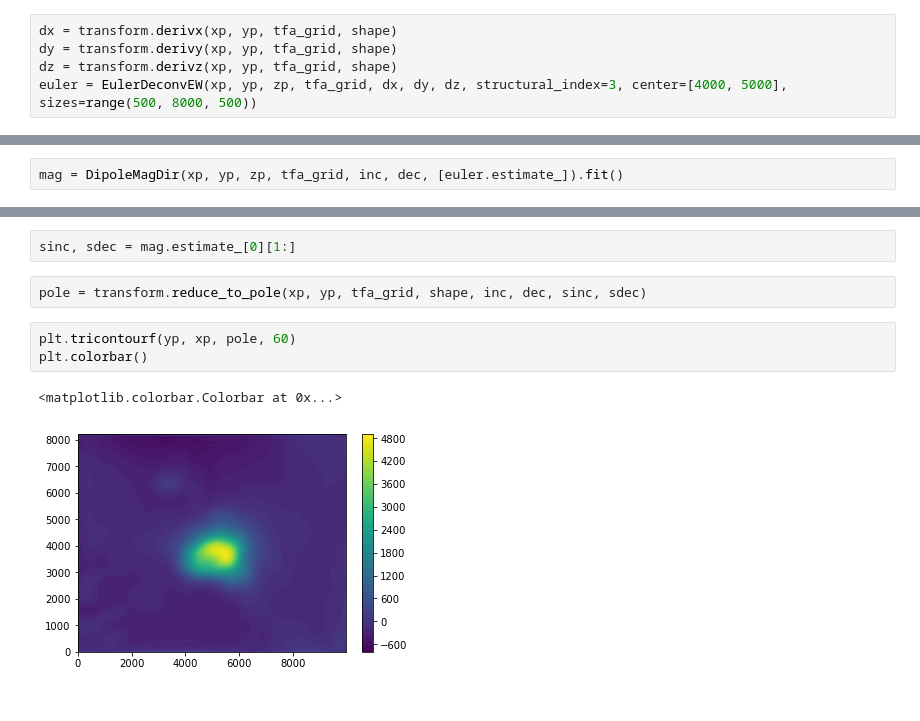
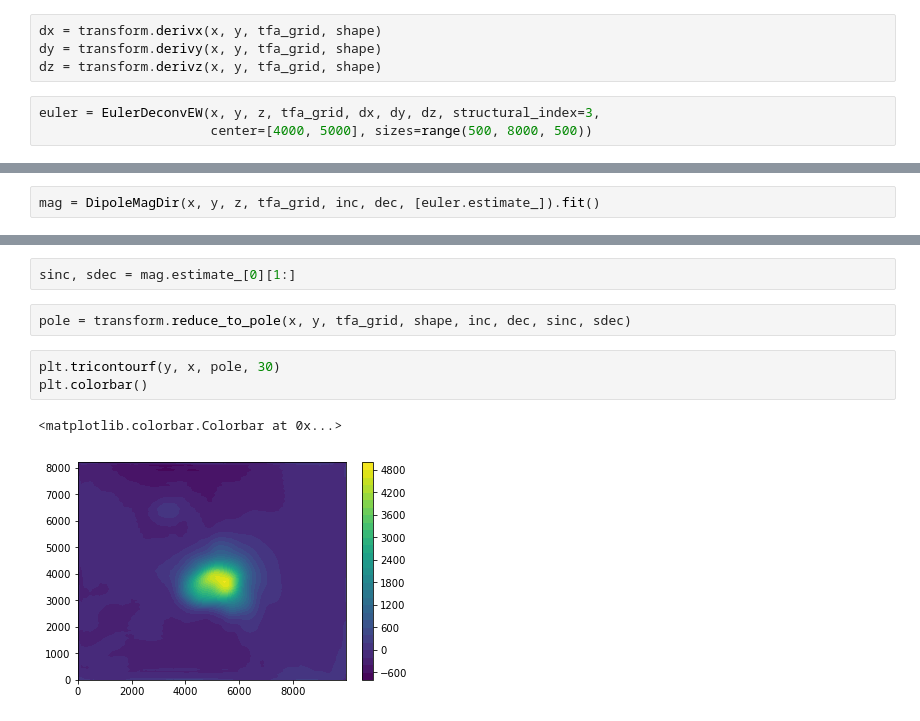
Before and after one commit to leouieda/tgif-2017, a Jupyter notebook: demo-mag-data.ipynb, the cells around one changed output, grey strips where cells are left out. Saved outputs shown, nothing was run; the diff lists cells and outputs as text.

```diff
--- a/demo-mag-data.ipynb
+++ b/demo-mag-data.ipynb
@@ -142,11 +96,13 @@ plt.colorbar()
 # %%
 from fatiando.gravmag.euler import EulerDeconvEW
 from fatiando.gravmag.magdir import DipoleMagDir
+# %%
+dx = transform.derivx(x, y, tfa_grid, shape)
+dy = transform.derivy(x, y, tfa_grid, shape)
+dz = transform.derivz(x, y, tfa_grid, shape)
 # %%
-dx = transform.derivx(xp, yp, tfa_grid, shape)
-dy = transform.derivy(xp, yp, tfa_grid, shape)
-dz = transform.derivz(xp, yp, tfa_grid, shape)
-euler = EulerDeconvEW(xp, yp, zp, tfa_grid, dx, dy, dz, structural_index=3, center=[4000, 5000], sizes=range(500, 8000, 500))
+euler = EulerDeconvEW(x, y, z, tfa_grid, dx, dy, dz, structural_index=3,
+                      center=[4000, 5000], sizes=range(500, 8000, 500))
 # %%
 euler.fit()
 # %% [output]
@@ -165,5 +121,5 @@ plt.plot(euler.estimate_[1], euler.estimate_[0], 'ro')
 # %%
-mag = DipoleMagDir(xp, yp, zp, tfa_grid, inc, dec, [euler.estimate_]).fit()
+mag = DipoleMagDir(x, y, z, tfa_grid, inc, dec, [euler.estimate_]).fit()
 # %%
 mag.estimate_
 # %% [output]
@@ -175,10 +131,10 @@ inc, dec
 # %%
 sinc, sdec = mag.estimate_[0][1:]
 # %%
-pole = transform.reduce_to_pole(xp, yp, tfa_grid, shape, inc, dec, sinc, sdec)
+pole = transform.reduce_to_pole(x, y, tfa_grid, shape, inc, dec, sinc, sdec)
 # %%
-plt.tricontourf(yp, xp, pole, 60)
+plt.tricontourf(y, x, pole, 30)
 plt.colorbar()
 # %% [output]
 <matplotlib.colorbar.Colorbar at 0x...>
-[figure, old version]
+[figure, new version]
```
Also changed, not shown: parts of 37 cells of this notebook.
